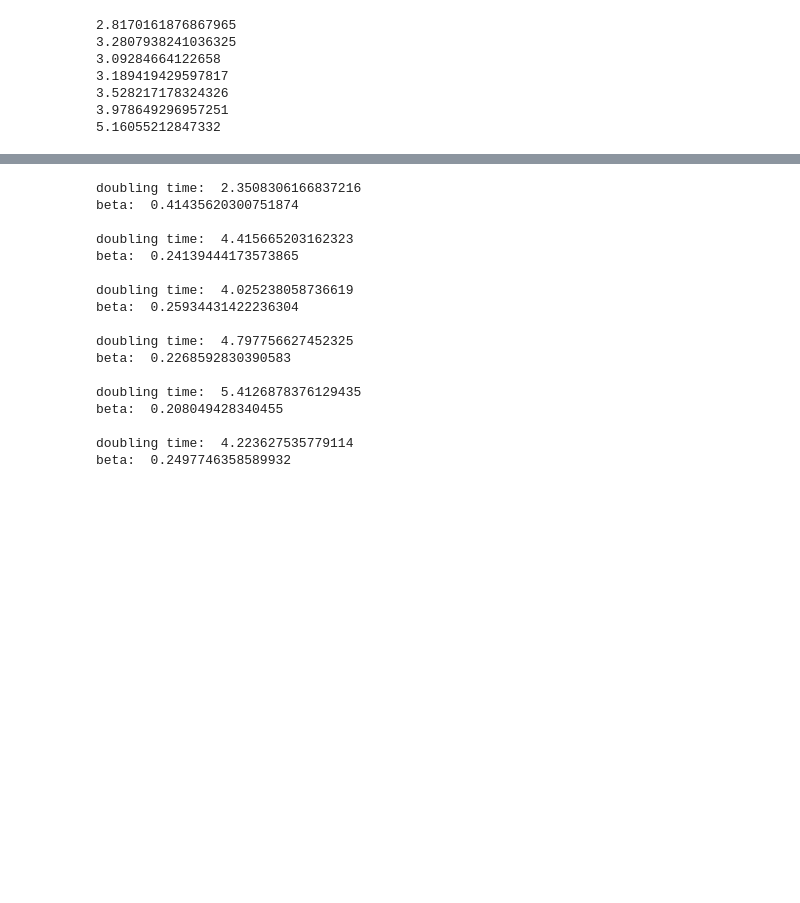
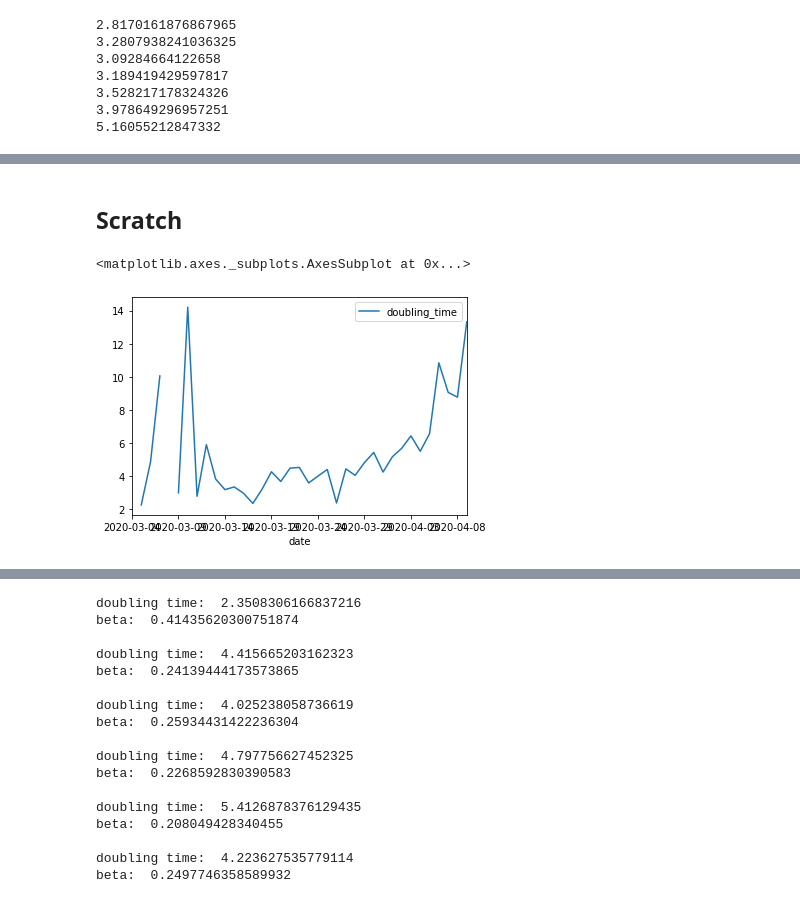
Before and after one commit to mmastand/chime, a Jupyter notebook: Dynamic Doubling Time.ipynb, the cells around one changed output, grey strips where cells are left out. Drawn from its saved outputs; the diff is of its cells as text; code cells hidden in the pictures; blank space fills up the shorter version.

```diff
--- a/Dynamic Doubling Time.ipynb
+++ b/Dynamic Doubling Time.ipynb
@@ -66,0 +202,15 @@ la
+# %%
+la = pd.read_csv("./data/la_data.csv").assign(date = lambda d: pd.to_datetime(d.date))
+la = la.iloc[38:].copy().reset_index()
+# add admits to data for LA county.
+la["new_cases"] = la.cases - la.cases.shift(fill_value=0)
+# Pretend customer gave us rows 60-65
+la = la[["date", "cases", "new_cases"]]
+
+overall_hosp_rate = 0.025
+hosp_market_share = .90
+non_icu_los = 7
+
+la['admits'] = la.new_cases * overall_hosp_rate * hosp_market_share
+la['admits_floor'] = np.floor(la.admits)
+la['census'] = la.admits_floor.cumsum() - la.admits_floor.shift(non_icu_los, fill_value=0).cumsum()
@@ -66,0 +508,2 @@ la
+# %% [markdown]
+## Scratch
@@ -66,0 +512,5 @@ la
+# %%
+la.plot('date', 'doubling_time')
+# %% [output]
+<matplotlib.axes._subplots.AxesSubplot at 0x...>
+[figure, added]
```
Also changed, not shown: parts of 43 cells of this notebook, 11 other files.
